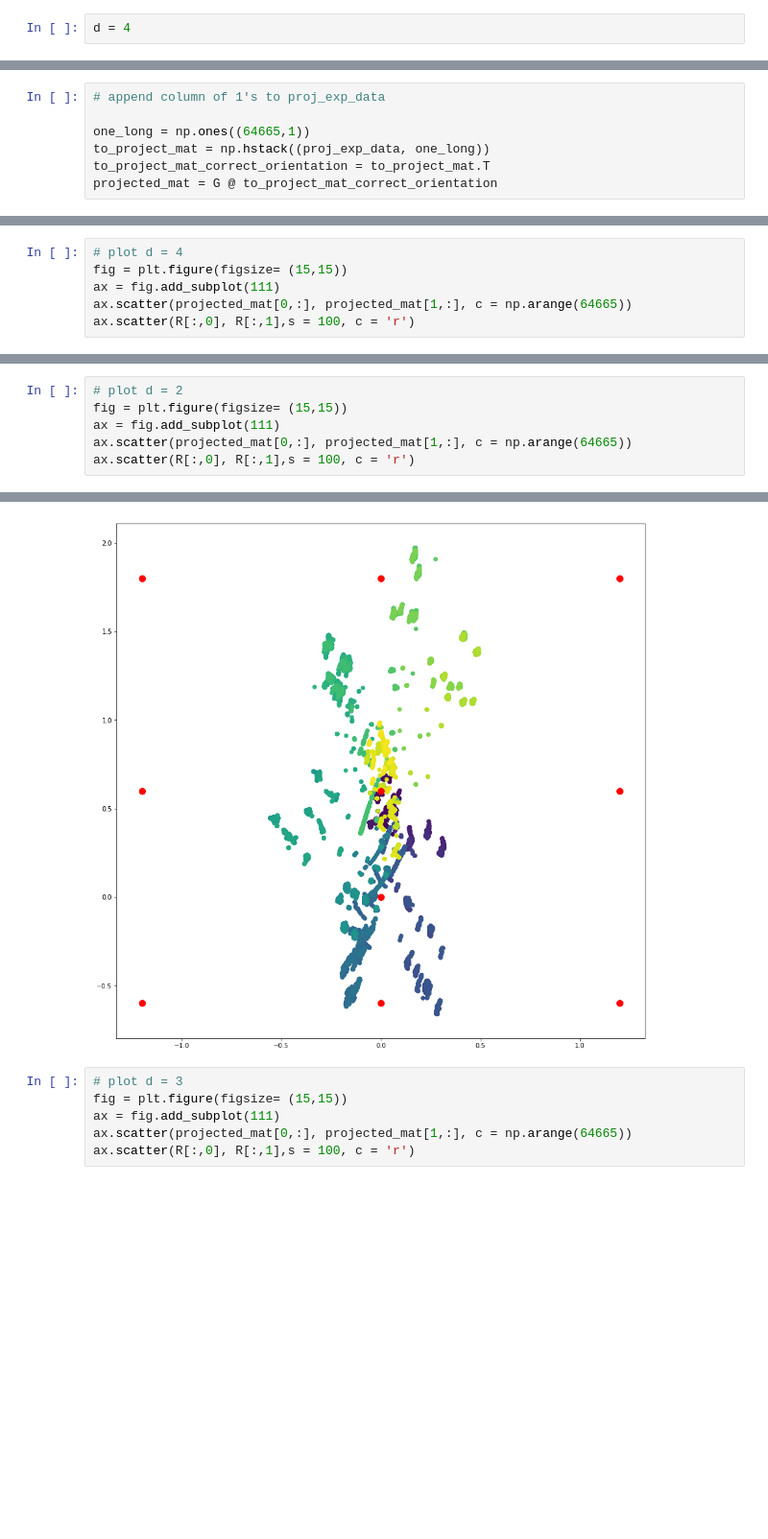
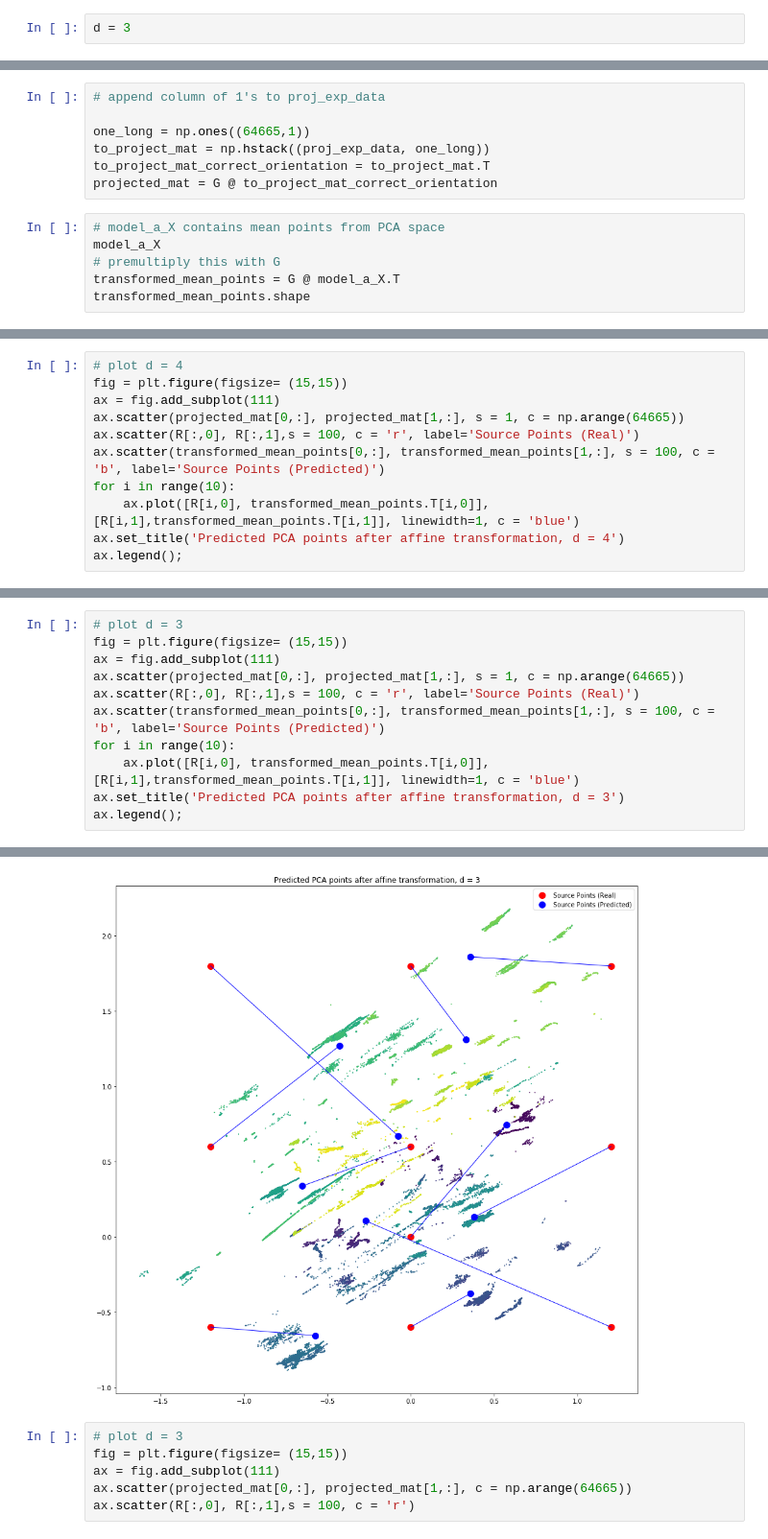
Before and after one commit to ArdelAlegre1/SoundMapping, a Jupyter notebook: Analysis/notebooks/Mapping_PCA_to_Room_code.ipynb, the cells around one changed output, grey strips where cells are left out. Shown at 96% size. Saved outputs shown, nothing was run; the diff lists cells and outputs as text; blank space fills up the shorter version.

Commit message:
added 10 predicted points as reference, drew lines btn points

```diff
--- a/Analysis/notebooks/Mapping_PCA_to_Room_code.ipynb
+++ b/Analysis/notebooks/Mapping_PCA_to_Room_code.ipynb
@@ -28,7 +28,7 @@ experiment_cdata = get_cdata(experiment_data)
 # %% [markdown]
 ### Let d be the number of PCA coordinates we choose to train our model with
 # %%
-d = 4
+d = 3
 # %%
 """
 projects data to eigen vectors
@@ -247,3 +246,9 @@ one_long = np.ones((64665,1))
 to_project_mat = np.hstack((proj_exp_data, one_long))
 to_project_mat_correct_orientation = to_project_mat.T
 projected_mat = G @ to_project_mat_correct_orientation
+# %%
+# model_a_X contains mean points from PCA space
+model_a_X
+# premultiply this with G
+transformed_mean_points = G @ model_a_X.T
+transformed_mean_points.shape
@@ -251,6 +258,11 @@ projected_mat = G @ to_project_mat_correct_orientation
 # plot d = 4
 fig = plt.figure(figsize= (15,15))
 ax = fig.add_subplot(111)
-ax.scatter(projected_mat[0,:], projected_mat[1,:], c = np.arange(64665))
-ax.scatter(R[:,0], R[:,1],s = 100, c = 'r')
+ax.scatter(projected_mat[0,:], projected_mat[1,:], s = 1, c = np.arange(64665))
+ax.scatter(R[:,0], R[:,1],s = 100, c = 'r', label='Source Points (Real)')
+ax.scatter(transformed_mean_points[0,:], transformed_mean_points[1,:], s = 100, c = 'b', label='Source Points (Predicted)')
+for i in range(10):
+    ax.plot([R[i,0], transformed_mean_points.T[i,0]], [R[i,1],transformed_mean_points.T[i,1]], linewidth=1, c = 'blue')
+ax.set_title('Predicted PCA points after affine transformation, d = 4')
+ax.legend();
 # %% [output]
@@ -259,7 +299,12 @@ ax.scatter(R[:,0], R[:,1],s = 100, c = 'r')
 # %%
-# plot d = 2
+# plot d = 3
 fig = plt.figure(figsize= (15,15))
 ax = fig.add_subplot(111)
-ax.scatter(projected_mat[0,:], projected_mat[1,:], c = np.arange(64665))
-ax.scatter(R[:,0], R[:,1],s = 100, c = 'r')
+ax.scatter(projected_mat[0,:], projected_mat[1,:], s = 1, c = np.arange(64665))
+ax.scatter(R[:,0], R[:,1],s = 100, c = 'r', label='Source Points (Real)')
+ax.scatter(transformed_mean_points[0,:], transformed_mean_points[1,:], s = 100, c = 'b', label='Source Points (Predicted)')
+for i in range(10):
+    ax.plot([R[i,0], transformed_mean_points.T[i,0]], [R[i,1],transformed_mean_points.T[i,1]], linewidth=1, c = 'blue')
+ax.set_title('Predicted PCA points after affine transformation, d = 3')
+ax.legend();
 # %% [output]
@@ -267,4 +311,4 @@ ax.scatter(R[:,0], R[:,1],s = 100, c = 'r')
-[figure, old version]
+[figure, new version]
 # %%
 # plot d = 3
 fig = plt.figure(figsize= (15,15))
```
Also changed, not shown: parts of 10 cells of this notebook.
